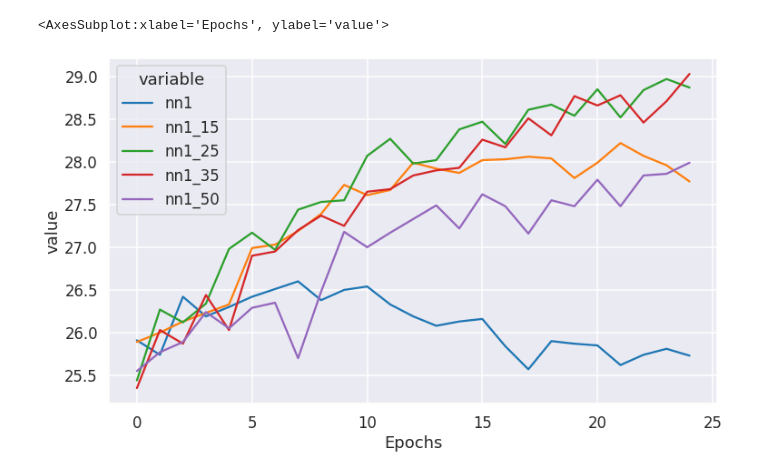
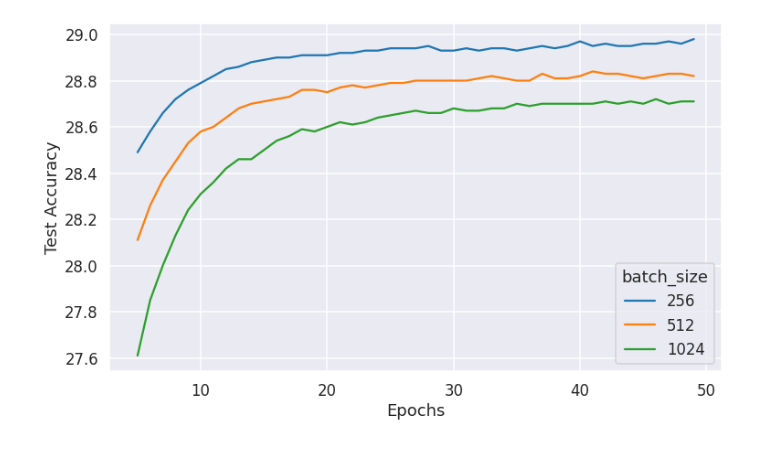
Before and after one commit to hardikp/movielens, a Jupyter notebook: logs/plot_datapoints.ipynb, the cells around one changed output. Drawn from its saved outputs; the diff is of its cells as text; code cells hidden in the pictures.

```diff
--- a/logs/plot_datapoints.ipynb
+++ b/logs/plot_datapoints.ipynb
@@ -172,30 +89,10 @@ sns.lineplot(x='Epochs', y='value', hue='variable',
-# %%
-_, data_nn1 = get_data(files['nn_simple_25_512_1e3_128'])
-_, data_nn1_15 = get_data(files['nn_simple_25_512_1e3_128_15'])
-_, data_nn1_25 = get_data(files['nn_simple_25_512_1e3_128_25'])
-_, data_nn1_35 = get_data(files['nn_simple_25_512_1e3_128_35'])
-_, data_nn1_50 = get_data(files['nn_simple_25_512_1e3_128_50'])
-epochs = [d.epoch for d in data16][0:]
-test_accuracy_nn1 = [d.test_accuracy for d in data_nn1][0:]
-test_accuracy_nn1_15 = [d.test_accuracy for d in data_nn1_15][0:]
-test_accuracy_nn1_25 = [d.test_accuracy for d in data_nn1_25][0:]
-test_accuracy_nn1_35 = [d.test_accuracy for d in data_nn1_35][0:]
-test_accuracy_nn1_50 = [d.test_accuracy for d in data_nn1_50][0:]
-
-width = 12
-length = 7
-fig, axs = plt.subplots(1, 1, figsize=(width, length))
-
-data_preproc = pd.DataFrame({
-    'Epochs': epochs,
-    'nn1': test_accuracy_nn1,
-    'nn1_15': test_accuracy_nn1_15,
-    'nn1_25': test_accuracy_nn1_25,
-    'nn1_35': test_accuracy_nn1_35,
-    'nn1_50': test_accuracy_nn1_50})
-
-sns.lineplot(x='Epochs', y='value', hue='variable',
-             data=pd.melt(data_preproc, ['Epochs']))
-# %% [output]
-<AxesSubplot:xlabel='Epochs', ylabel='value'>
-[figure, removed]
+# %%
+labels = ['256', '512', '1024']
+file_keys = [
+    'mf_50_256_0.001_128_0.0_False',
+    'mf_50_512_0.001_128_0.0_False',
+    'mf_50_1024_0.001_128_0.0_False',
+]
+plot_multiple_epochs(labels, file_keys, 5, 'batch_size')
+# %% [output]
+[figure, added]
```
Also changed, not shown: parts of 16 cells of this notebook, 3 other files.
